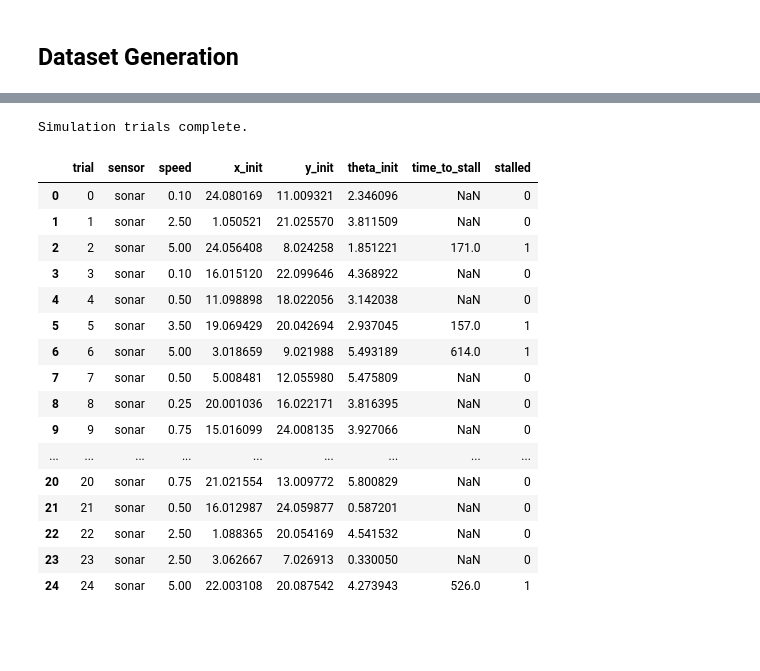
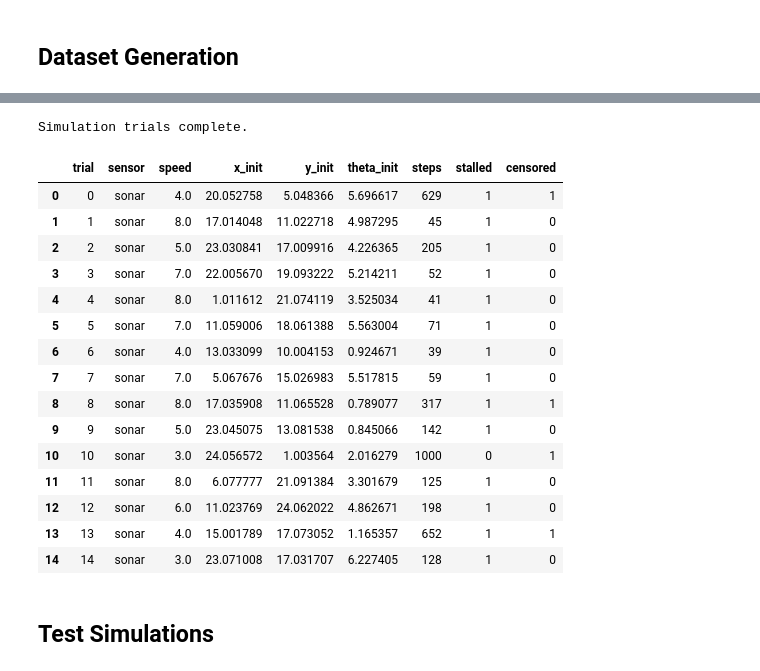
Before and after one commit to aaprile2/collision_avoidance_bayes_analysis, a Jupyter notebook: simulation.ipynb, the cells around one changed output, grey strips where cells are left out. Saved outputs shown, nothing was run; the diff lists cells and outputs as text; code cells hidden in the pictures; blank space fills up the shorter version.

```diff
--- a/simulation.ipynb
+++ b/simulation.ipynb
@@ -16,7 +16,7 @@ from maps.map import Map
 ## Map
 # %%
 map = Map()
-map_arr = map.load_map('maps/saved_maps/map_3.npy')
+map_arr = map.load_map('maps/saved_maps/map_4.npy')
 map.display()
 
 print(f'Map dimensions: {map_arr.shape[0]} x {map_arr.shape[1]} meters')
@@ -107,7 +107,7 @@ def brain(robot):
         robot.move(0.0, direction*robot.turn_direction)
         robot.turn_counter += 1
 
-        if robot.turn_counter > 1000:
+        if robot.turn_counter > 500:
             robot.turn_direction *= -1.0
             robot.turn_counter = 0
 
@@ -165,7 +165,7 @@ sim.draw(canvas)
 sim = Physics()
 make_world(sim)
 
-robot = Robot('Pioneer', *get_random_start(path_coords, obstacle_boxes), sensor='sonar', speed=1.0, noise=0.1)
+robot = Robot('Pioneer', *get_random_start(path_coords, obstacle_boxes), sensor='sonar', speed=5.0, noise=0.1)
 robot.brain = brain
 sim.addRobot(robot)
 
@@ -178,6 +178,6 @@ for i in range(100):
         sim.draw(canvas)
         clear_output(wait=True)
         display(canvas)
-        time.sleep(0.05) # sleep for a bit
+        time.sleep(0.0)
 # %% [output]
 <jyro.simulator.canvas.Canvas at 0x...>
@@ -240,10 +253,11 @@ def generate_dataset(trials, steps, sensor, speeds, path):
 
     return df
 # %%
-TRIALS = 25
+TRIALS = 15
 STEPS = 1000
-SPEEDS = [0.1, 0.25, 0.50, 0.75, 1.0, 2.5, 3.5, 5.0]
+SPEEDS = [3.0, 4.0, 5.0, 6.0, 7.0, 8.0]
 
-generate_dataset(TRIALS, STEPS, 'ir', SPEEDS, 'data/ir_simulations.csv')
+ir_data = generate_dataset(TRIALS, STEPS, 'ir', SPEEDS, 'data/ir_simulations.csv')
+ir_data
 # %% [output]
 Simulation trials complete.
@@ -267,21 +280,23 @@ Simulation trials complete.
 # %%
-generate_dataset(TRIALS, STEPS, 'sonar', SPEEDS, 'data/sonar_simulations.csv')
+sonar_data = generate_dataset(TRIALS, STEPS, 'sonar', SPEEDS, 'data/sonar_simulations.csv')
+sonar_data
 # %% [output]
 Simulation trials complete.
-|  | trial | sensor | speed | x_init | y_init | theta_init | time_to_stall | stalled |
-| 0 | 0 | sonar | 0.10 | 24.080169 | 11.009321 | 2.346096 | NaN | 0 |
-| 1 | 1 | sonar | 2.50 | 1.050521 | 21.025570 | 3.811509 | NaN | 0 |
-| 2 | 2 | sonar | 5.00 | 24.056408 | 8.024258 | 1.851221 | 171.0 | 1 |
-| 3 | 3 | sonar | 0.10 | 16.015120 | 22.099646 | 4.368922 | NaN | 0 |
-| 4 | 4 | sonar | 0.50 | 11.098898 | 18.022056 | 3.142038 | NaN | 0 |
-| 5 | 5 | sonar | 3.50 | 19.069429 | 20.042694 | 2.937045 | 157.0 | 1 |
-| 6 | 6 | sonar | 5.00 | 3.018659 | 9.021988 | 5.493189 | 614.0 | 1 |
-| 7 | 7 | sonar | 0.50 | 5.008481 | 12.055980 | 5.475809 | NaN | 0 |
-| 8 | 8 | sonar | 0.25 | 20.001036 | 16.022171 | 3.816395 | NaN | 0 |
-| 9 | 9 | sonar | 0.75 | 15.016099 | 24.008135 | 3.927066 | NaN | 0 |
-| ... | ... | ... | ... | ... | ... | ... | ... | ... |
-| 20 | 20 | sonar | 0.75 | 21.021554 | 13.009772 | 5.800829 | NaN | 0 |
-| 21 | 21 | sonar | 0.50 | 16.012987 | 24.059877 | 0.587201 | NaN | 0 |
-| 22 | 22 | sonar | 2.50 | 1.088365 | 20.054169 | 4.541532 | NaN | 0 |
-| 23 | 23 | sonar | 2.50 | 3.062667 | 7.026913 | 0.330050 | NaN | 0 |
-| 24 | 24 | sonar | 5.00 | 22.003108 | 20.087542 | 4.273943 | 526.0 | 1 |
+|  | trial | sensor | speed | x_init | y_init | theta_init | steps | stalled | censored |
+| 0 | 0 | sonar | 4.0 | 20.052758 | 5.048366 | 5.696617 | 629 | 1 | 1 |
+| 1 | 1 | sonar | 8.0 | 17.014048 | 11.022718 | 4.987295 | 45 | 1 | 0 |
+| 2 | 2 | sonar | 5.0 | 23.030841 | 17.009916 | 4.226365 | 205 | 1 | 0 |
+| 3 | 3 | sonar | 7.0 | 22.005670 | 19.093222 | 5.214211 | 52 | 1 | 0 |
+| 4 | 4 | sonar | 8.0 | 1.011612 | 21.074119 | 3.525034 | 41 | 1 | 0 |
+| 5 | 5 | sonar | 7.0 | 11.059006 | 18.061388 | 5.563004 | 71 | 1 | 0 |
+| 6 | 6 | sonar | 4.0 | 13.033099 | 10.004153 | 0.924671 | 39 | 1 | 0 |
+| 7 | 7 | sonar | 7.0 | 5.067676 | 15.026983 | 5.517815 | 59 | 1 | 0 |
+| 8 | 8 | sonar | 8.0 | 17.035908 | 11.065528 | 0.789077 | 317 | 1 | 1 |
+| 9 | 9 | sonar | 5.0 | 23.045075 | 13.081538 | 0.845066 | 142 | 1 | 0 |
+| 10 | 10 | sonar | 3.0 | 24.056572 | 1.003564 | 2.016279 | 1000 | 0 | 1 |
+| 11 | 11 | sonar | 8.0 | 6.077777 | 21.091384 | 3.301679 | 125 | 1 | 0 |
+| 12 | 12 | sonar | 6.0 | 11.023769 | 24.062022 | 4.862671 | 198 | 1 | 0 |
+| 13 | 13 | sonar | 4.0 | 15.001789 | 17.073052 | 1.165357 | 652 | 1 | 1 |
+| 14 | 14 | sonar | 3.0 | 23.071008 | 17.031707 | 6.227405 | 128 | 1 | 0 |
+# %% [markdown]
+## Test Simulations
```
Also changed, not shown: parts of 7 cells of this notebook, 5 other files.
